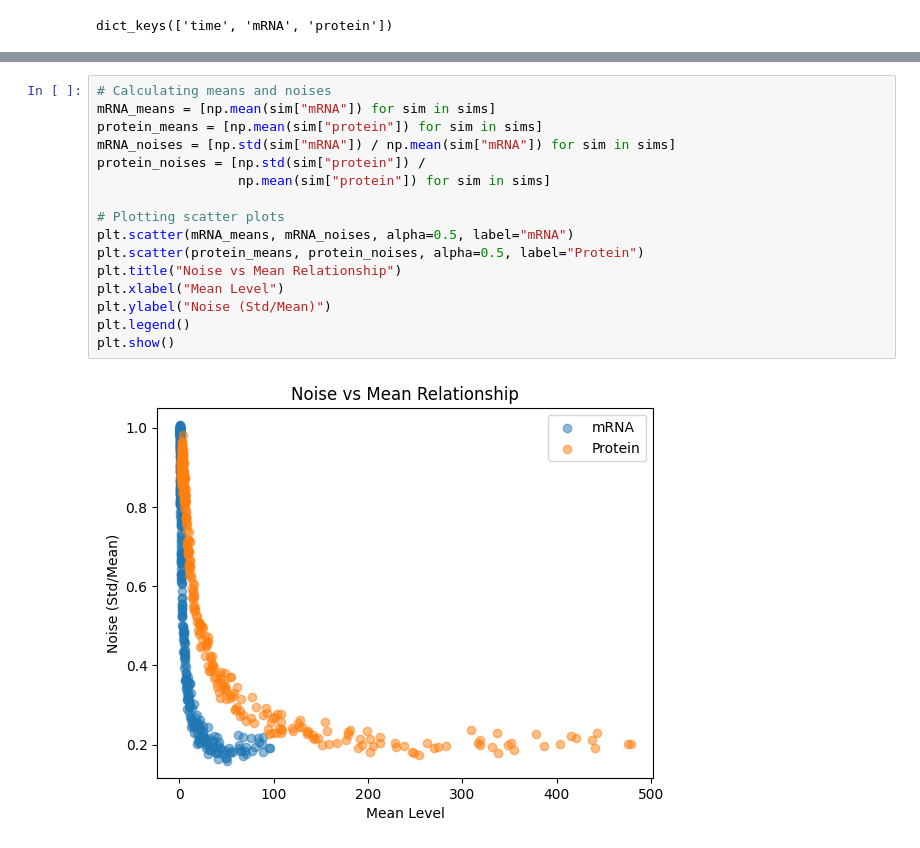
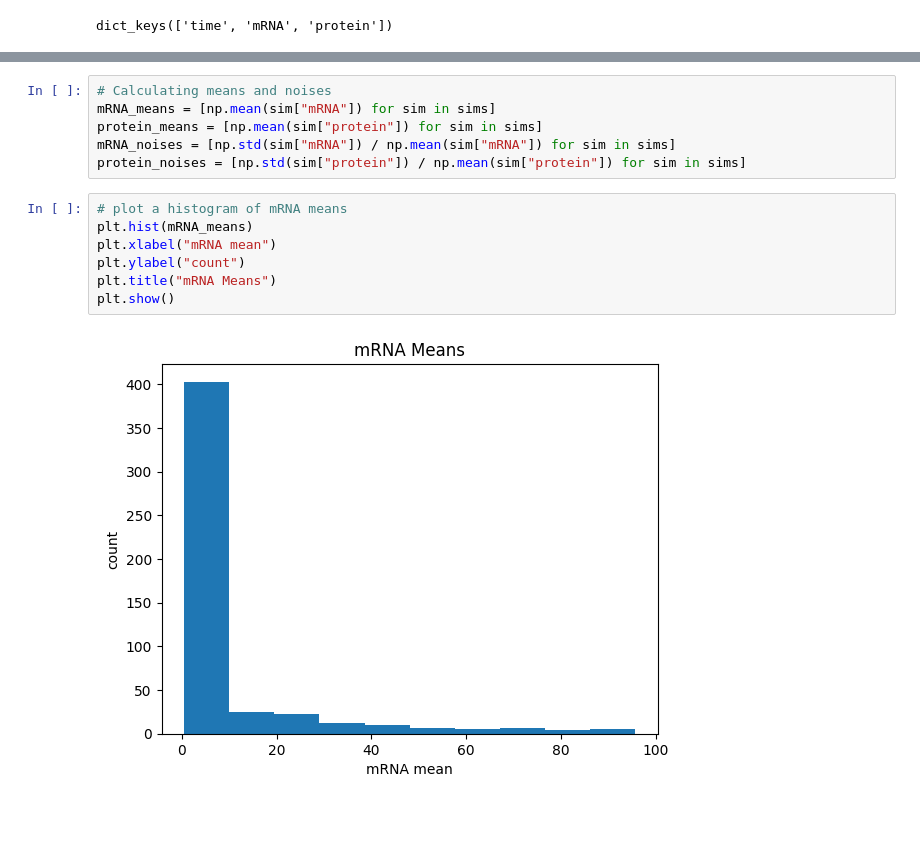
Before and after one commit to tdsone/mres-s3, a Jupyter notebook: ex5.ipynb, the cells around one changed output, grey strips where cells are left out. Saved outputs shown, nothing was run; the diff lists cells and outputs as text; blank space fills up the shorter version.

```diff
--- a/ex5.ipynb
+++ b/ex5.ipynb
@@ -70,16 +73,13 @@ plt.show()
 mRNA_means = [np.mean(sim["mRNA"]) for sim in sims]
 protein_means = [np.mean(sim["protein"]) for sim in sims]
 mRNA_noises = [np.std(sim["mRNA"]) / np.mean(sim["mRNA"]) for sim in sims]
-protein_noises = [np.std(sim["protein"]) /
-                  np.mean(sim["protein"]) for sim in sims]
-
-# Plotting scatter plots
-plt.scatter(mRNA_means, mRNA_noises, alpha=0.5, label="mRNA")
-plt.scatter(protein_means, protein_noises, alpha=0.5, label="Protein")
-plt.title("Noise vs Mean Relationship")
-plt.xlabel("Mean Level")
-plt.ylabel("Noise (Std/Mean)")
-plt.legend()
-plt.show()
+protein_noises = [np.std(sim["protein"]) / np.mean(sim["protein"]) for sim in sims]
-# %% [output]
-[figure, removed]
+# %%
+# plot a histogram of mRNA means
+plt.hist(mRNA_means)
+plt.xlabel("mRNA mean")
+plt.ylabel("count")
+plt.title("mRNA Means")
+plt.show()
+# %% [output]
+[figure, added]
```
Also changed, not shown: parts of 6 cells of this notebook.
